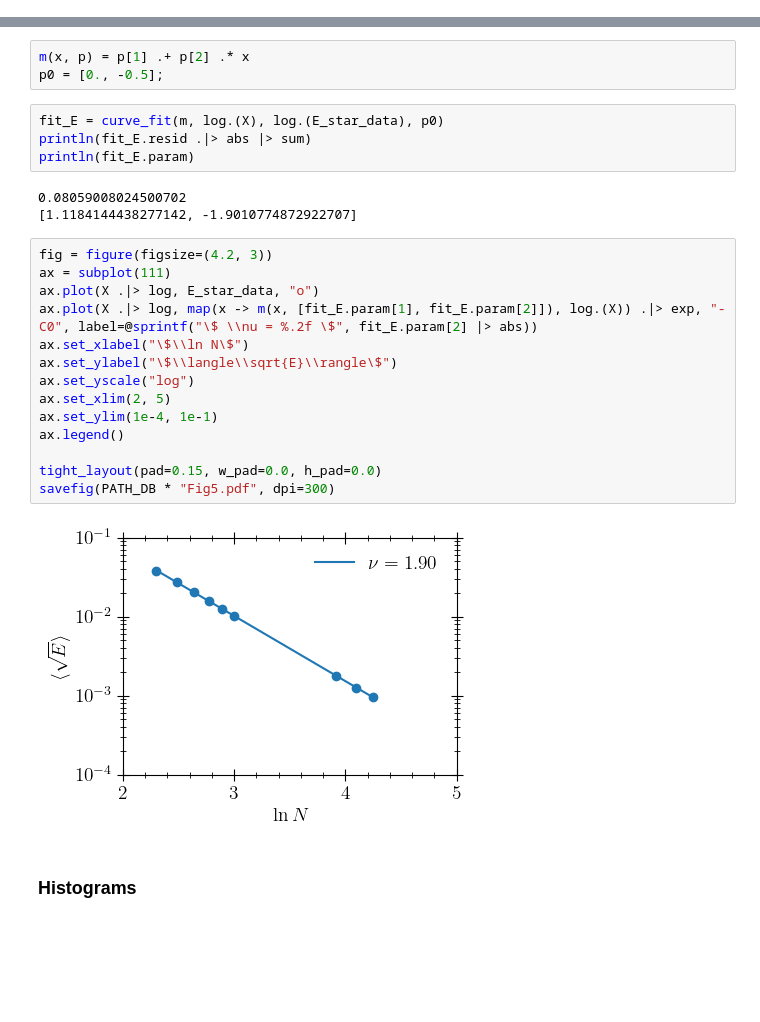
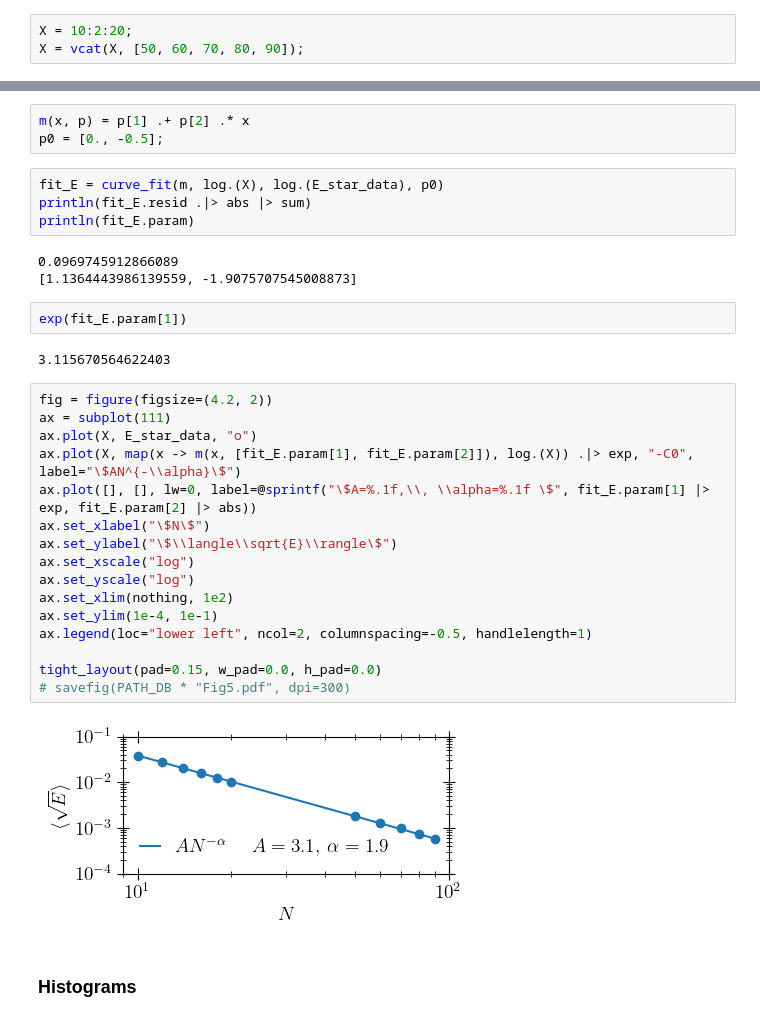
Before and after one commit to FZJ-PGI-12/Mean-Field-Approximate-Optimization-Algorithm, a Jupyter notebook: notebooks/plots_number-partitioning.ipynb, the cells around one changed output, grey strips where cells are left out. Cells and saved outputs as stored; diff of their text form; blank space fills up the shorter version.

Commit message:
new NP plot

```diff
--- a/notebooks/plots_number-partitioning.ipynb
+++ b/notebooks/plots_number-partitioning.ipynb
@@ -30,3 +27,6 @@ X = vcat(X, [50, 60, 70]);
+# %%
+X = 10:2:20;
+X = vcat(X, [50, 60, 70, 80, 90]);
 # %%
 E_star_data = []
 for N in X
@@ -54,24 +56,30 @@ fit_E = curve_fit(m, log.(X), log.(E_star_data), p0)
 println(fit_E.resid .|> abs |> sum)
 println(fit_E.param)
 # %% [output]
-0.08059008024500702
-[1.1184144438277142, -1.9010774872922707]
+0.0969745912866089
+[1.1364443986139559, -1.9075707545008873]
+# %%
+exp(fit_E.param[1])
+# %% [output]
+3.115670564622403
 # %%
-fig = figure(figsize=(4.2, 3))
+fig = figure(figsize=(4.2, 2))
 ax = subplot(111)
-ax.plot(X .|> log, E_star_data, "o")
-ax.plot(X .|> log, map(x -> m(x, [fit_E.param[1], fit_E.param[2]]), log.(X)) .|> exp, "-C0", label=@sprintf("\$ \\nu = %.2f \$", fit_E.param[2] |> abs))
-ax.set_xlabel("\$\\ln N\$")
+ax.plot(X, E_star_data, "o")
+ax.plot(X, map(x -> m(x, [fit_E.param[1], fit_E.param[2]]), log.(X)) .|> exp, "-C0", label="\$AN^{-\\alpha}\$")
+ax.plot([], [], lw=0, label=@sprintf("\$A=%.1f,\\, \\alpha=%.1f \$", fit_E.param[1] |> exp, fit_E.param[2] |> abs))
+ax.set_xlabel("\$N\$")
 ax.set_ylabel("\$\\langle\\sqrt{E}\\rangle\$")
+ax.set_xscale("log")
 ax.set_yscale("log")
-ax.set_xlim(2, 5)
+ax.set_xlim(nothing, 1e2)
 ax.set_ylim(1e-4, 1e-1)
-ax.legend()
+ax.legend(loc="lower left", ncol=2, columnspacing=-0.5, handlelength=1)
 
 tight_layout(pad=0.15, w_pad=0.0, h_pad=0.0)
-savefig(PATH_DB * "Fig5.pdf", dpi=300)
+# savefig(PATH_DB * "Fig5.pdf", dpi=300)
 # %% [output]
-[figure, old version]
+[figure, new version]
 # %% [markdown]
 ### Histograms
 # %%
```
Also changed, not shown: parts of 8 cells of this notebook.
